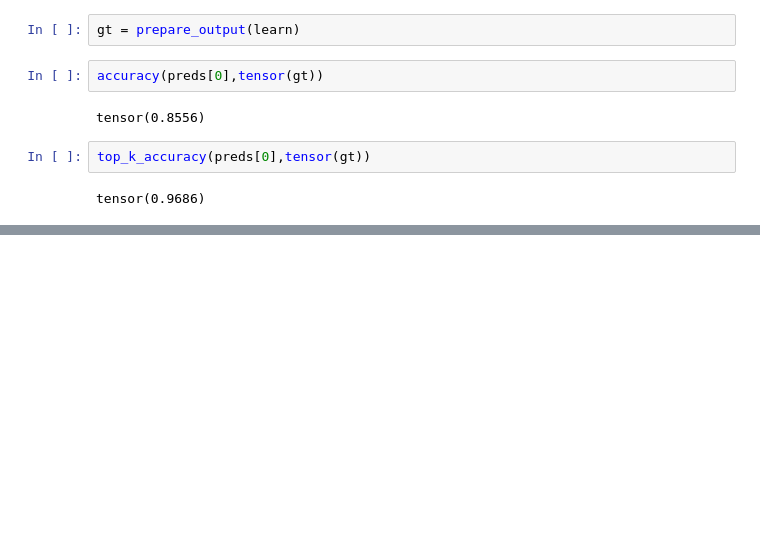
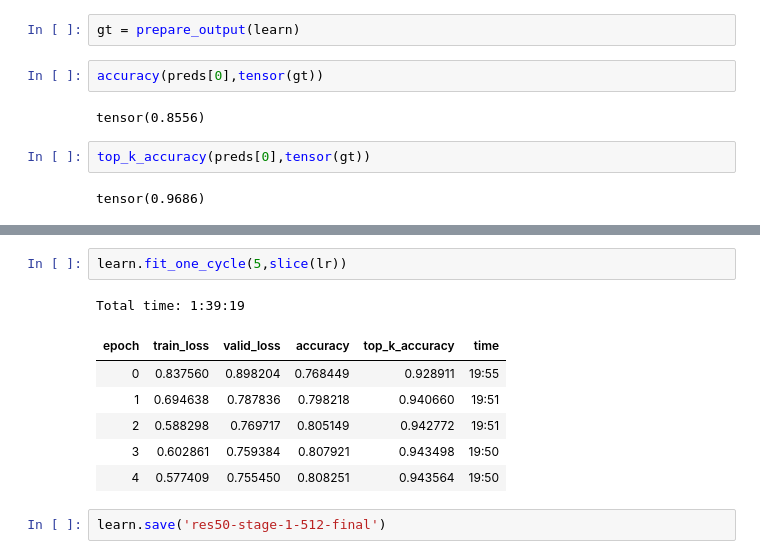
Before and after one commit to heye0507/dl_related, a Jupyter notebook: fellowship/Food-101-Res50-final.ipynb, the cells around one changed output, grey strips where cells are left out. Cells and saved outputs as stored; diff of their text form; blank space fills up the shorter version.

```diff
--- a/fellowship/Food-101-Res50-final.ipynb
+++ b/fellowship/Food-101-Res50-final.ipynb
@@ -319,0 +335,12 @@ tensor(0.9686)
+# %%
+learn.fit_one_cycle(5,slice(lr))
+# %% [output]
+Total time: 1:39:19
+| epoch | train_loss | valid_loss | accuracy | top_k_accuracy | time |
+| 0 | 0.837560 | 0.898204 | 0.768449 | 0.928911 | 19:55 |
+| 1 | 0.694638 | 0.787836 | 0.798218 | 0.940660 | 19:51 |
+| 2 | 0.588298 | 0.769717 | 0.805149 | 0.942772 | 19:51 |
+| 3 | 0.602861 | 0.759384 | 0.807921 | 0.943498 | 19:50 |
+| 4 | 0.577409 | 0.755450 | 0.808251 | 0.943564 | 19:50 |
+# %%
+learn.save('res50-stage-1-512-final')
```
Also changed, not shown: parts of 27 cells of this notebook.
